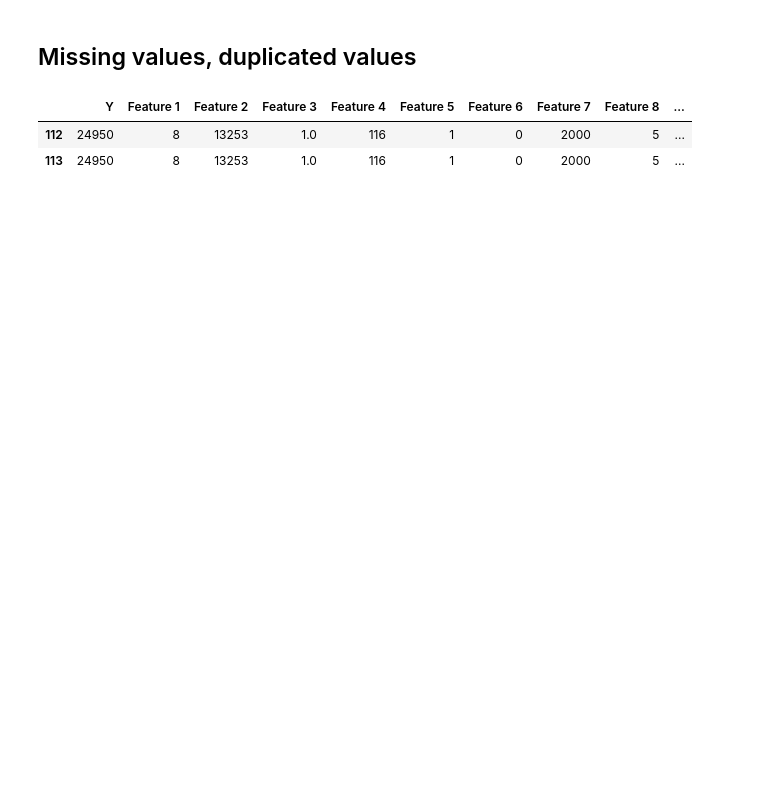
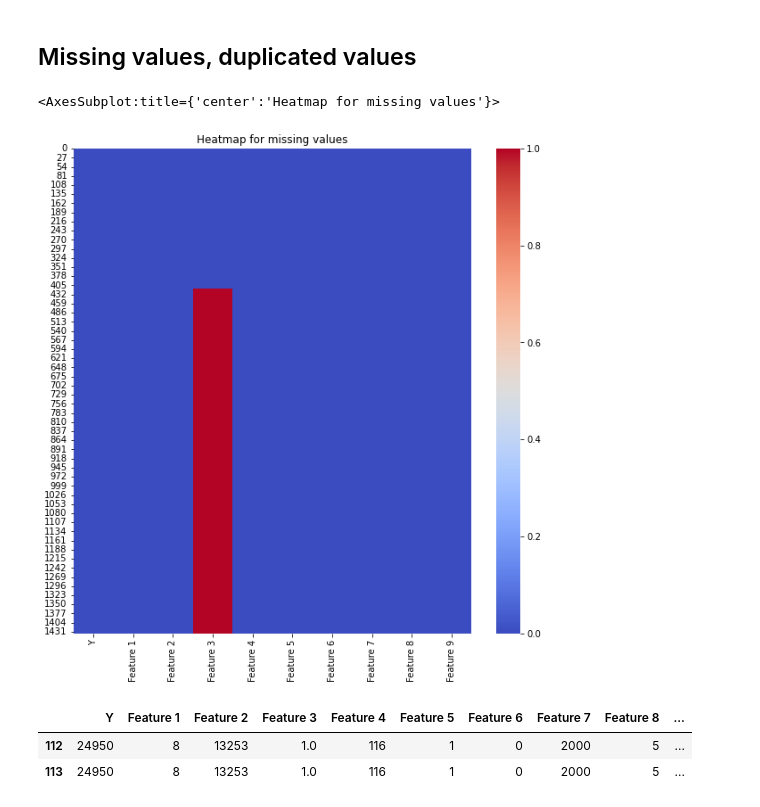
Before and after one commit to potus84/Inmeta, a Jupyter notebook: Modelling.ipynb, the cells around one changed output. Drawn from its saved outputs; the diff is of its cells as text; code cells hidden in the pictures; blank space fills up the shorter version.

```diff
--- a/Modelling.ipynb
+++ b/Modelling.ipynb
@@ -70,5 +67,12 @@ sns.heatmap(df.corr(), annot=True, cbar=False)
 # %% [markdown]
 ## Missing values, duplicated values
+# %%
+plt.figure(figsize=(10, 10))
+plt.title('Heatmap for missing values')
+sns.heatmap(df.isnull(), cmap='coolwarm', cbar=True)
+# %% [output]
+<AxesSubplot:title={'center':'Heatmap for missing values'}>
+[figure, added]
 # %%
 # Find the duplications
 df[df.duplicated(keep=False)]
```
Also changed, not shown: parts of 28 cells of this notebook, 2 other files.
